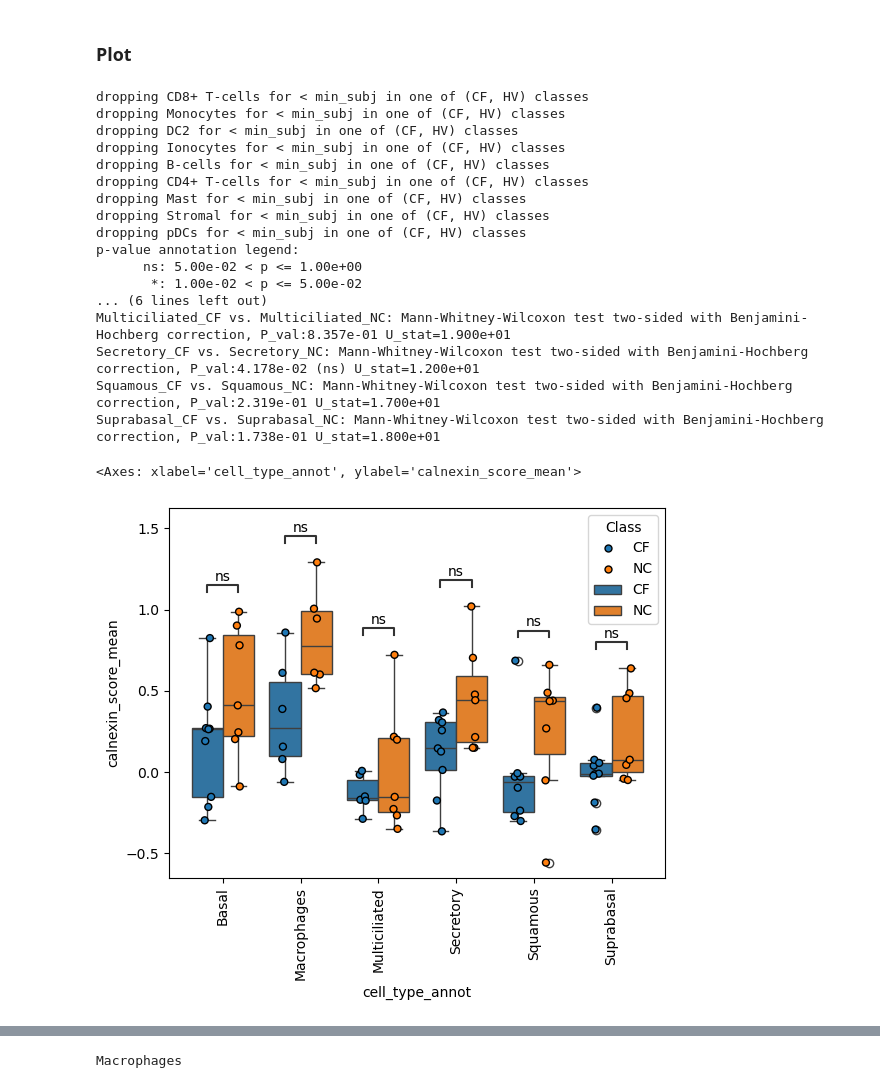
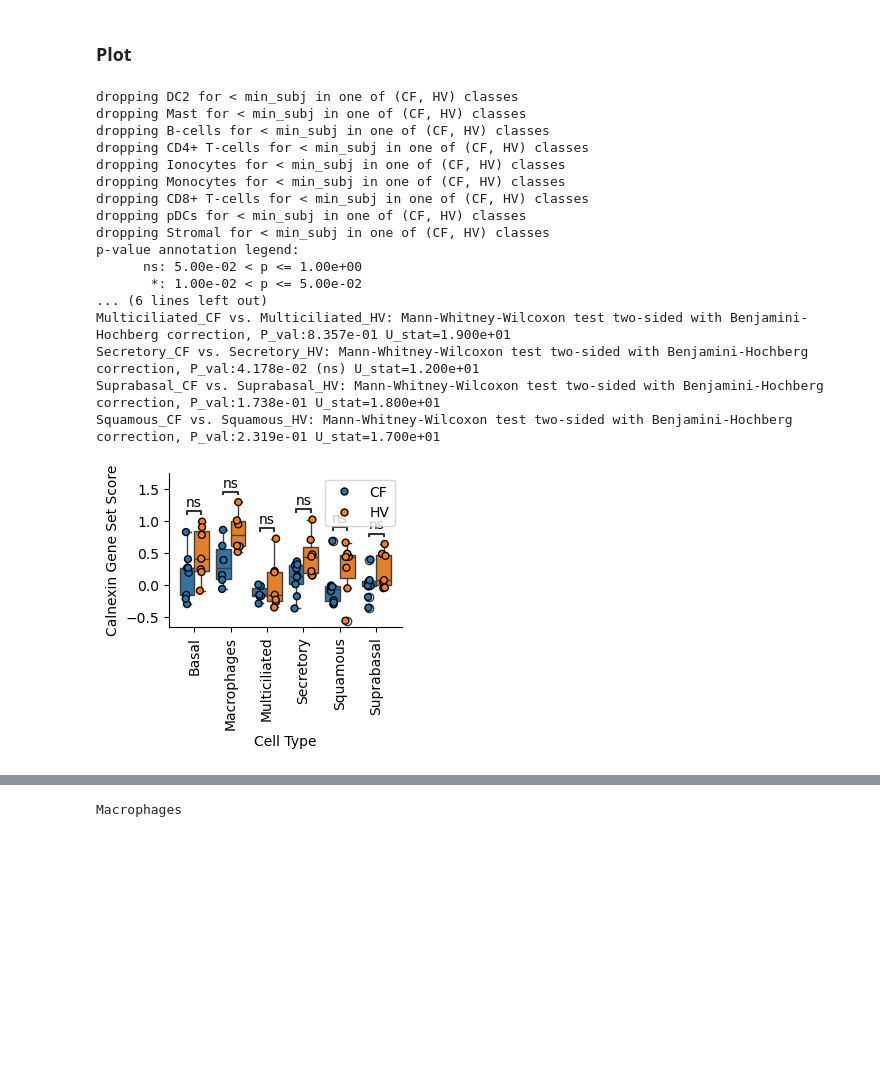
Before and after one commit to tcyb/Cybulski_et_al_2025, a Jupyter notebook: notebooks/04sc_geneset_analysis.ipynb, the cells around one changed output, grey strips where cells are left out. Cells and saved outputs as stored; diff of their text form; code cells hidden in the pictures; blank space fills up the shorter version.

Commit message:
Pre-submission - split paper

```diff
--- a/notebooks/04sc_geneset_analysis.ipynb
+++ b/notebooks/04sc_geneset_analysis.ipynb
@@ -24,13 +24,13 @@ def plot_gene_scores(adata, score_key, cell_type_key='cell_type_annot', hue='Cla
 
     # drop cell types that don't have min_subj in each class
     for ct in df[cell_type_key].unique():
-        if (len(df[(df[cell_type_key] == ct) & (df[hue] == 'CF')]) < min_subj) | (len(df[(df[cell_type_key] == ct) & (df[hue] == 'NC')]) < min_subj):
+        if (len(df[(df[cell_type_key] == ct) & (df[hue] == 'CF')]) < min_subj) | (len(df[(df[cell_type_key] == ct) & (df[hue] == 'HV')]) < min_subj):
             print(f"dropping {ct} for < min_subj in one of (CF, HV) classes")
             df = df[df[cell_type_key] != ct]
 
     df[cell_type_key] = df[cell_type_key].cat.remove_unused_categories()
 
-    pairs = [((ct, 'CF'), (ct, 'NC')) for ct in df[cell_type_key].unique()]
+    pairs = [((ct, 'CF'), (ct, 'HV')) for ct in df[cell_type_key].unique()]
 
     ax = sns.stripplot(data=df, x=cell_type_key, y=score_key+'_mean', hue=hue, dodge=True,
                        edgecolor='k', linewidth=1
@@ -46,8 +46,8 @@ def plot_gene_scores(adata, score_key, cell_type_key='cell_type_annot', hue='Cla
 
     return ax
 # %%
-DATA_DIR = '../../data/10paper_figures/sc_files'
-OUTPUT_DIR = '../../data/10paper_figures/fig6'
+DATA_DIR = '../data/cfhv_sc'
+OUTPUT_DIR = '../data/figs/cfhv_sc'
 
-ds = sc.read_h5ad(f'{DATA_DIR}/00scvi_2025_02_24_v1.h5ad')
+ds = sc.read_h5ad(f'{DATA_DIR}/cfhv_sc_obj.h5ad')
 # %%
@@ -216,25 +239,37 @@ dnajs = [x for x in dnajs if x not in ['DNAJC5G', 'DNAJB3', 'DNAJB8']]
 # %% [markdown]
 ### Plot
 # %%
-plot_gene_scores(ds_score_normed, 'calnexin_score', comparisons_correction='BH')
+plt.figure(figsize=(3,2))
+ax = plot_gene_scores(ds_score_normed, 'calnexin_score', comparisons_correction='BH')
+
+ax.set_xlabel('Cell Type')
+ax.set_ylabel('Calnexin Gene Set Score')
+ax.spines['top'].set_visible(False)
+ax.spines['right'].set_visible(False)
+
+handles, labels = ax.get_legend_handles_labels()
+plt.legend(handles[:2], labels[:2])
+
+plt.savefig(f'{OUTPUT_DIR}/cfhv_sc_fig6c.png', dpi=300)
+plt.savefig(f'{OUTPUT_DIR}/cfhv_sc_fig6c.svg', dpi=300)
+plt.show()
 # %% [output]
-dropping CD8+ T-cells for < min_subj in one of (CF, HV) classes
-dropping Monocytes for < min_subj in one of (CF, HV) classes
 dropping DC2 for < min_subj in one of (CF, HV) classes
-dropping Ionocytes for < min_subj in one of (CF, HV) classes
+dropping Mast for < min_subj in one of (CF, HV) classes
 dropping B-cells for < min_subj in one of (CF, HV) classes
 dropping CD4+ T-cells for < min_subj in one of (CF, HV) classes
-dropping Mast for < min_subj in one of (CF, HV) classes
+dropping Ionocytes for < min_subj in one of (CF, HV) classes
+dropping Monocytes for < min_subj in one of (CF, HV) classes
+dropping CD8+ T-cells for < min_subj in one of (CF, HV) classes
+dropping pDCs for < min_subj in one of (CF, HV) classes
 dropping Stromal for < min_subj in one of (CF, HV) classes
-dropping pDCs for < min_subj in one of (CF, HV) classes
 p-value annotation legend:
       ns: 5.00e-02 < p <= 1.00e+00
        *: 1.00e-02 < p <= 5.00e-02
 ... (6 lines left out)
-Multiciliated_CF vs. Multiciliated_NC: Mann-Whitney-Wilcoxon test two-sided with Benjamini-Hochberg correction, P_val:8.357e-01 U_stat=1.900e+01
-Secretory_CF vs. Secretory_NC: Mann-Whitney-Wilcoxon test two-sided with Benjamini-Hochberg correction, P_val:4.178e-02 (ns) U_stat=1.200e+01
-Squamous_CF vs. Squamous_NC: Mann-Whitney-Wilcoxon test two-sided with Benjamini-Hochberg correction, P_val:2.319e-01 U_stat=1.700e+01
-Suprabasal_CF vs. Suprabasal_NC: Mann-Whitney-Wilcoxon test two-sided with Benjamini-Hochberg correction, P_val:1.738e-01 U_stat=1.800e+01
+Multiciliated_CF vs. Multiciliated_HV: Mann-Whitney-Wilcoxon test two-sided with Benjamini-Hochberg correction, P_val:8.357e-01 U_stat=1.900e+01
+Secretory_CF vs. Secretory_HV: Mann-Whitney-Wilcoxon test two-sided with Benjamini-Hochberg correction, P_val:4.178e-02 (ns) U_stat=1.200e+01
+Suprabasal_CF vs. Suprabasal_HV: Mann-Whitney-Wilcoxon test two-sided with Benjamini-Hochberg correction, P_val:1.738e-01 U_stat=1.800e+01
+Squamous_CF vs. Squamous_HV: Mann-Whitney-Wilcoxon test two-sided with Benjamini-Hochberg correction, P_val:2.319e-01 U_stat=1.700e+01
-<Axes: xlabel='cell_type_annot', ylabel='calnexin_score_mean'>
-[figure, old version]
+[figure, new version]
 # %%
```
Also changed, not shown: parts of 15 cells of this notebook, 8 other files.
